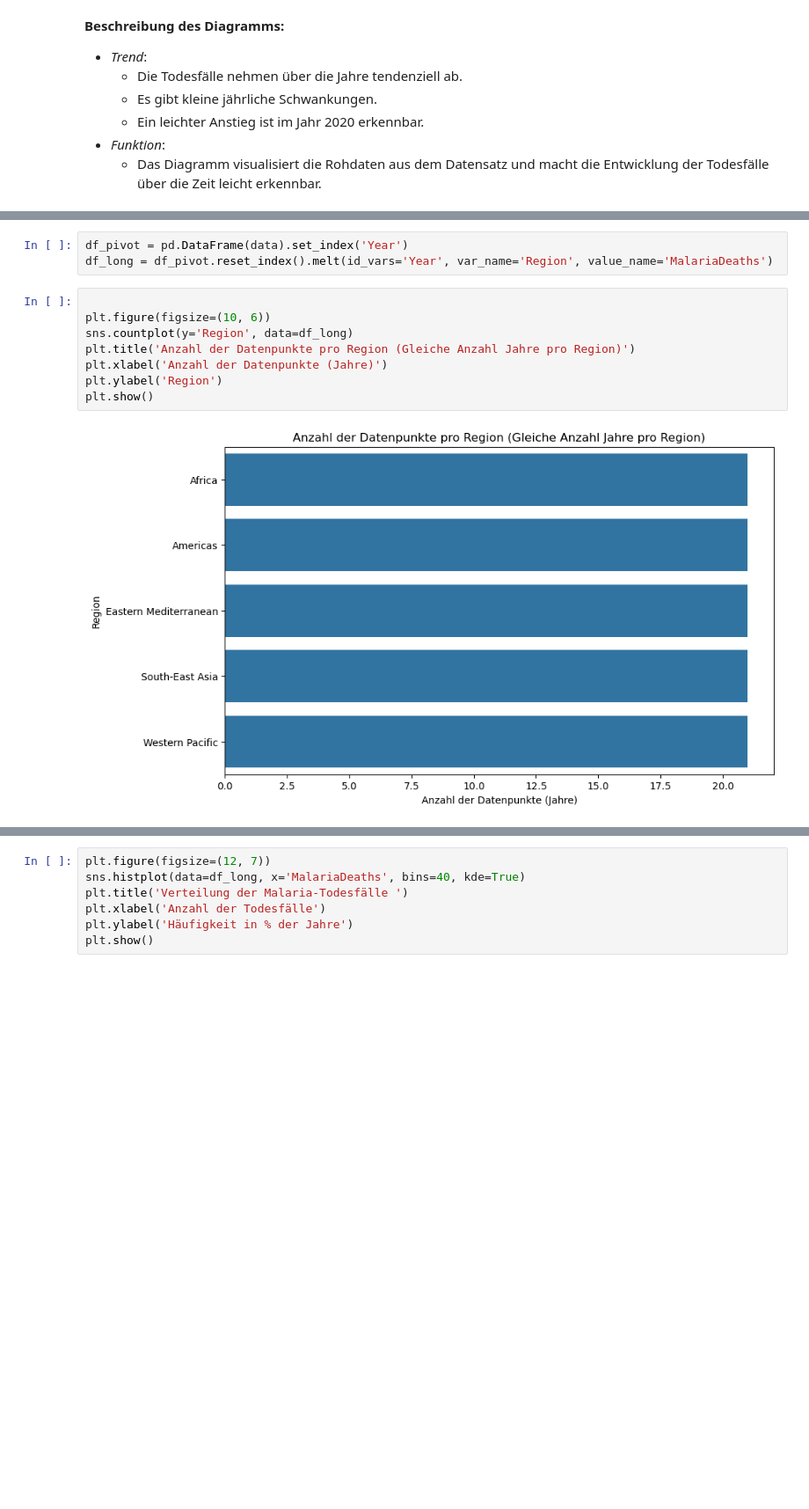
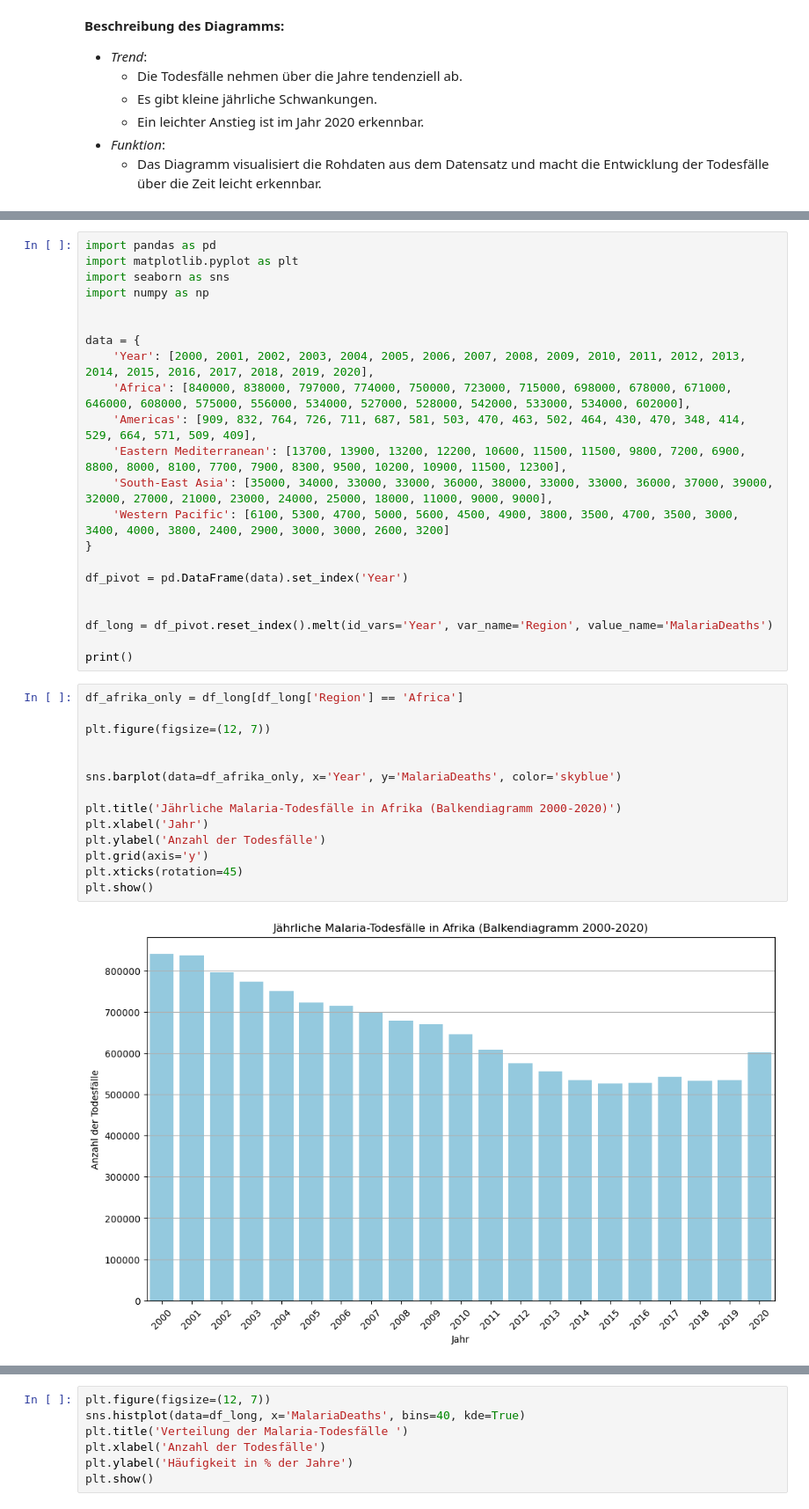
Before and after one commit to kipisha/Informatik-1, a Jupyter notebook: LN_Python_malaria.ipynb, the cells around one changed output, grey strips where cells are left out. Shown at 88% size. Saved outputs shown, nothing was run; the diff lists cells and outputs as text; blank space fills up the shorter version.

Commit message:
Diagramme angepasst ; Farbe

```diff
--- a/LN_Python_malaria.ipynb
+++ b/LN_Python_malaria.ipynb
@@ -118,13 +120,38 @@ plt.show()
 # %%
+import pandas as pd
+import matplotlib.pyplot as plt
+import seaborn as sns
+import numpy as np
+
+
+data = {
+    'Year': [2000, 2001, 2002, 2003, 2004, 2005, 2006, 2007, 2008, 2009, 2010, 2011, 2012, 2013, 2014, 2015, 2016, 2017, 2018, 2019, 2020],
+    'Africa': [840000, 838000, 797000, 774000, 750000, 723000, 715000, 698000, 678000, 671000, 646000, 608000, 575000, 556000, 534000, 527000, 528000, 542000, 533000, 534000, 602000],
+    'Americas': [909, 832, 764, 726, 711, 687, 581, 503, 470, 463, 502, 464, 430, 470, 348, 414, 529, 664, 571, 509, 409],
+    'Eastern Mediterranean': [13700, 13900, 13200, 12200, 10600, 11500, 11500, 9800, 7200, 6900, 8800, 8000, 8100, 7700, 7900, 8300, 9500, 10200, 10900, 11500, 12300],
+    'South-East Asia': [35000, 34000, 33000, 33000, 36000, 38000, 33000, 33000, 36000, 37000, 39000, 32000, 27000, 21000, 23000, 24000, 25000, 18000, 11000, 9000, 9000],
+    'Western Pacific': [6100, 5300, 4700, 5000, 5600, 4500, 4900, 3800, 3500, 4700, 3500, 3000, 3400, 4000, 3800, 2400, 2900, 3000, 3000, 2600, 3200]
+}
+
 df_pivot = pd.DataFrame(data).set_index('Year')
+
+
 df_long = df_pivot.reset_index().melt(id_vars='Year', var_name='Region', value_name='MalariaDeaths')
+
+print()
 # %%
+df_afrika_only = df_long[df_long['Region'] == 'Africa']
 
-plt.figure(figsize=(10, 6))
-sns.countplot(y='Region', data=df_long)
-plt.title('Anzahl der Datenpunkte pro Region (Gleiche Anzahl Jahre pro Region)')
-plt.xlabel('Anzahl der Datenpunkte (Jahre)')
-plt.ylabel('Region')
+plt.figure(figsize=(12, 7))
+
+
+sns.barplot(data=df_afrika_only, x='Year', y='MalariaDeaths', color='skyblue')
+
+plt.title('Jährliche Malaria-Todesfälle in Afrika (Balkendiagramm 2000-2020)')
+plt.xlabel('Jahr')
+plt.ylabel('Anzahl der Todesfälle')
+plt.grid(axis='y')
+plt.xticks(rotation=45)
 plt.show()
 # %% [output]
-[figure, old version]
+[figure, new version]
```
Also changed, not shown: parts of 14 cells of this notebook.
